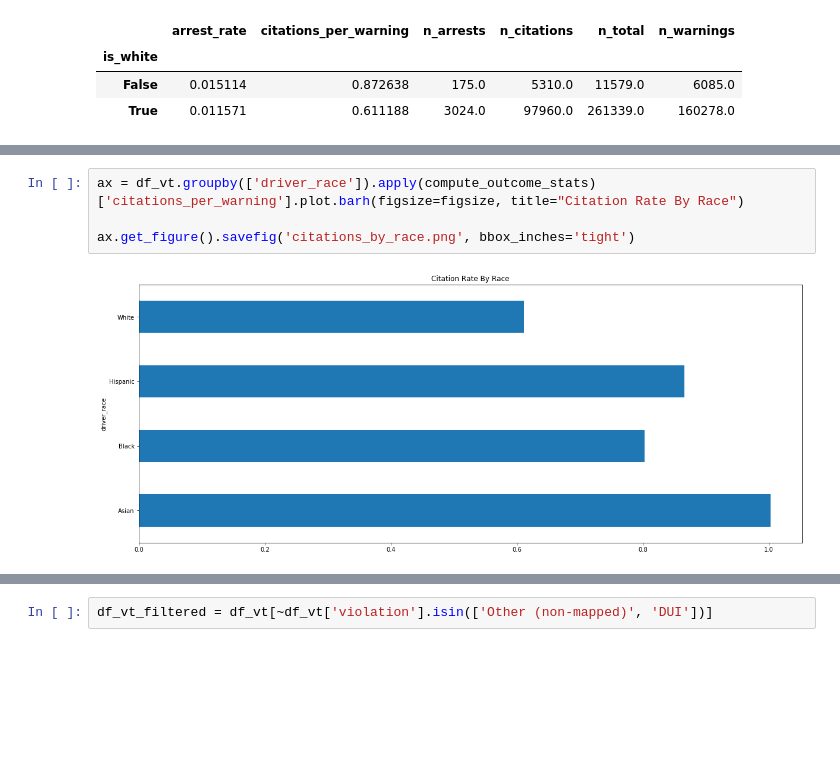
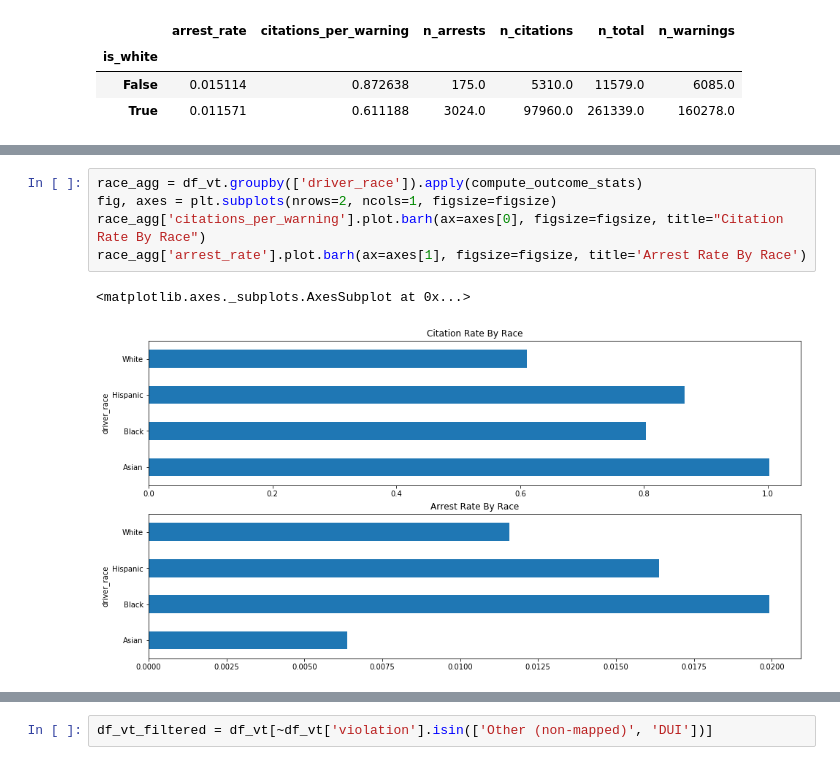
Before and after one commit to triestpa/Police-Analysis-Python, a Jupyter notebook: traffic_stop_analysis.ipynb, the cells around one changed output, grey strips where cells are left out. Cells and saved outputs as stored; diff of their text form; blank space fills up the shorter version.

Commit message:
Convert more single plots to grouped subplots

```diff
--- a/traffic_stop_analysis.ipynb
+++ b/traffic_stop_analysis.ipynb
@@ -251,8 +251,10 @@ df_vt.groupby(['is_white','violation']).apply(compute_outcome_stats)
 |  | Other | 0.058378 | 1.476672 | 547.0 | 5254.0 | 9370.0 | 3558.0 |
 |  | Other (non-mapped) | 0.000000 | 1.000000 | 0.0 | 1.0 | 2.0 | 1.0 |
 # %%
-ax = df_vt.groupby(['driver_race']).apply(compute_outcome_stats)['citations_per_warning'].plot.barh(figsize=figsize, title="Citation Rate By Race")
-
-ax.get_figure().savefig('citations_by_race.png', bbox_inches='tight')
+race_agg = df_vt.groupby(['driver_race']).apply(compute_outcome_stats)
+fig, axes = plt.subplots(nrows=2, ncols=1, figsize=figsize)
+race_agg['citations_per_warning'].plot.barh(ax=axes[0], figsize=figsize, title="Citation Rate By Race")
+race_agg['arrest_rate'].plot.barh(ax=axes[1], figsize=figsize, title='Arrest Rate By Race')
 # %% [output]
+<matplotlib.axes._subplots.AxesSubplot at 0x...>
-[figure, old version]
+[figure, new version]
```
Also changed, not shown: parts of 11 cells of this notebook.
